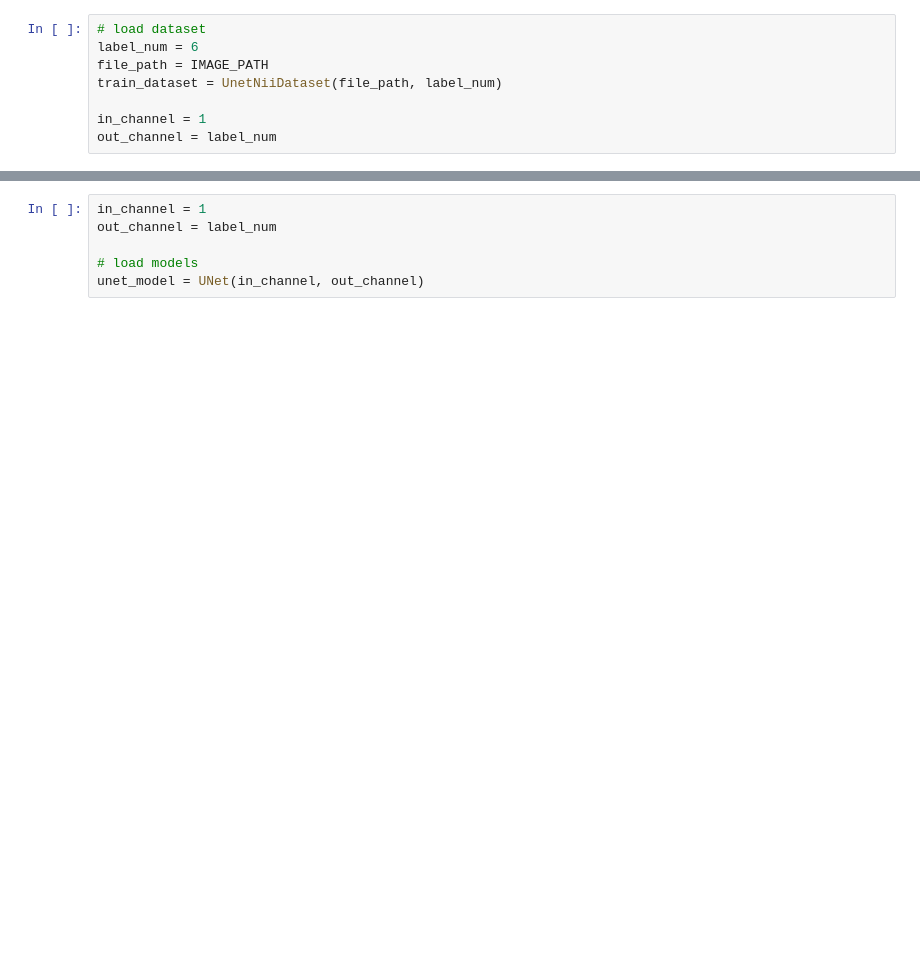
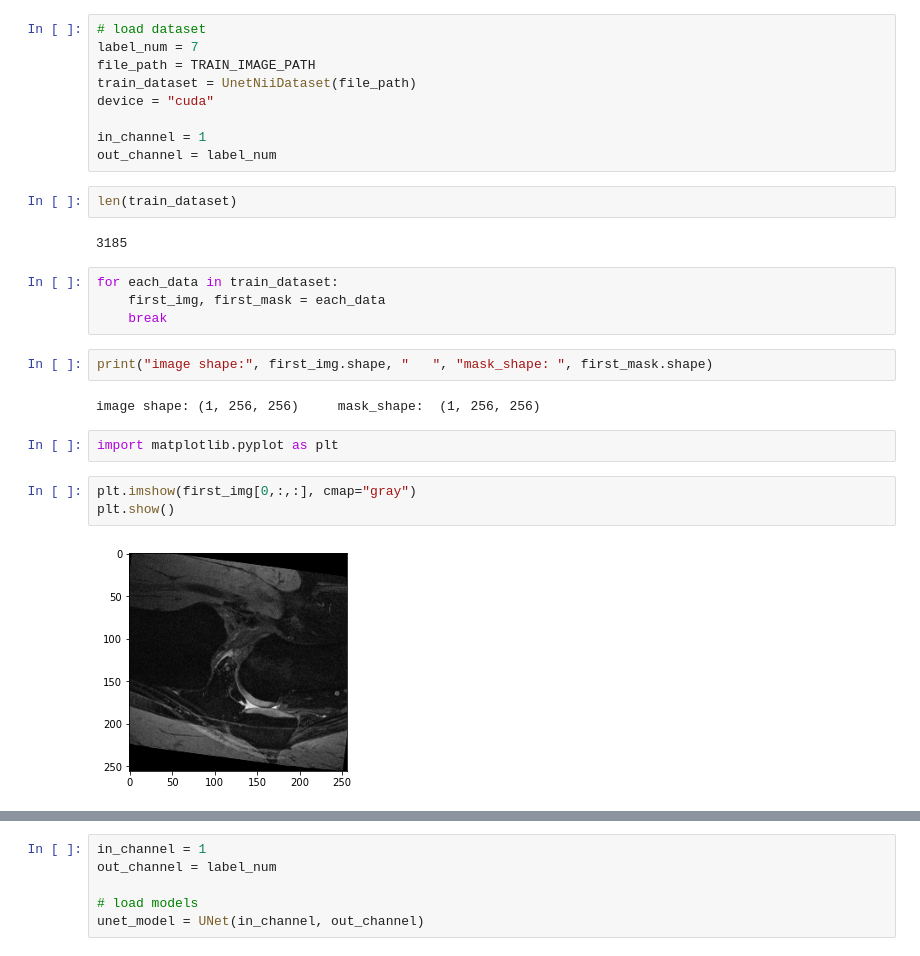
Before and after one commit to wangzhaomxy/SAMRI, a Jupyter notebook: test_unet.ipynb, the cells around one changed output, grey strips where cells are left out. Drawn from its saved outputs; the diff is of its cells as text; blank space fills up the shorter version.

Commit message:
new test_unet file

```diff
--- a/test_unet.ipynb
+++ b/test_unet.ipynb
@@ -17,8 +18,28 @@ from evaluate import evaluate
 # %%
 # load dataset
-label_num = 6
-file_path = IMAGE_PATH
-train_dataset = UnetNiiDataset(file_path, label_num)
+label_num = 7
+file_path = TRAIN_IMAGE_PATH
+train_dataset = UnetNiiDataset(file_path)
+device = "cuda"
 
 in_channel = 1
 out_channel = label_num
+# %%
+len(train_dataset)
+# %% [output]
+3185
+# %%
+for each_data in train_dataset:
+    first_img, first_mask = each_data
+    break
+# %%
+print("image shape:", first_img.shape, "   ", "mask_shape: ", first_mask.shape)
+# %% [output]
+image shape: (1, 256, 256)     mask_shape:  (1, 256, 256)
+# %%
+import matplotlib.pyplot as plt
+# %%
+plt.imshow(first_img[0,:,:], cmap="gray")
+plt.show()
+# %% [output]
+[figure, added]
```
Also changed, not shown: parts of 39 cells of this notebook.
